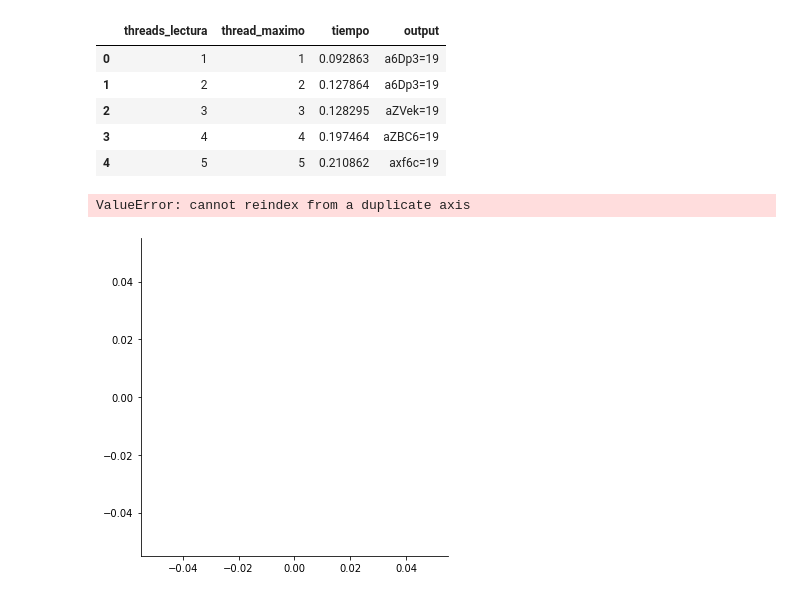
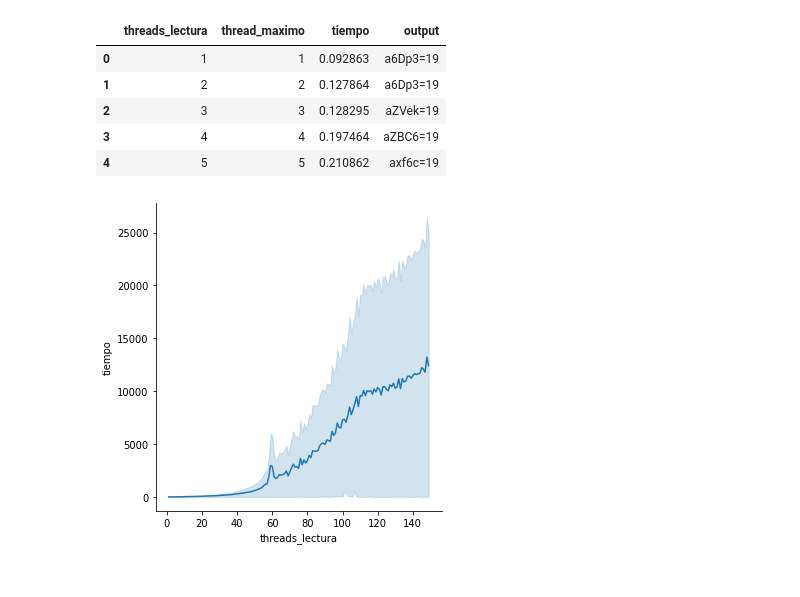
Before and after one commit to apsosa/tp_threads, a Jupyter notebook: experimentos/graficos.ipynb, the cells around one changed output. Cells and saved outputs as stored; diff of their text form; code cells hidden in the pictures.

```diff
--- a/experimentos/graficos.ipynb
+++ b/experimentos/graficos.ipynb
@@ -83,6 +83,6 @@ En este experimento vamos a evaluar el tiempo de ejecución que tomara la carga
 
 Tanto de manera secuencial como de manera paralela.
 # %%
-df_salida_concurrente = pd.read_csv("salida-carga/salida-threads-lectura-con-concurrencia.csv");
-df_salida_no_concurrente = pd.read_csv("salida-carga/salida-threads-lectura-sin-concurrencia.csv");
+df_salida_sin_concurrencia = pd.read_csv("../output/experimento2/lectura_con_concurrencia/salida-threads-lectura-con-concurrencia.csv");
+df_salida_con_concurrencia = pd.read_csv("../output/experimento2/lectura_sin_concurrencia/salida-threads-lectura-sin-concurrencia.csv");
 # %%
@@ -104,9 +104,8 @@ df_salida_no_concurrente.head()
 | 3 | 4 | 4 | 0.197464 | aZBC6=19 |
 | 4 | 5 | 5 | 0.210862 | axf6c=19 |
 # %%
-df_salida = pd.concat([df_salida_concurrente, df_salida_no_concurrente], axis=0, ignore_index=True)
+df_salida = pd.concat([df_salida_con_concurrencia, df_salida_sin_concurrencia], axis=0, ignore_index=True)
 sns.relplot(data=df_salida ,x="threads_lectura", y="tiempo", kind="line")
 plt.show()
 # %% [output]
-ValueError: cannot reindex from a duplicate axis
-[figure, old version]
+[figure, new version]
```
Also changed, not shown: parts of 2 cells of this notebook, 8 other files.
